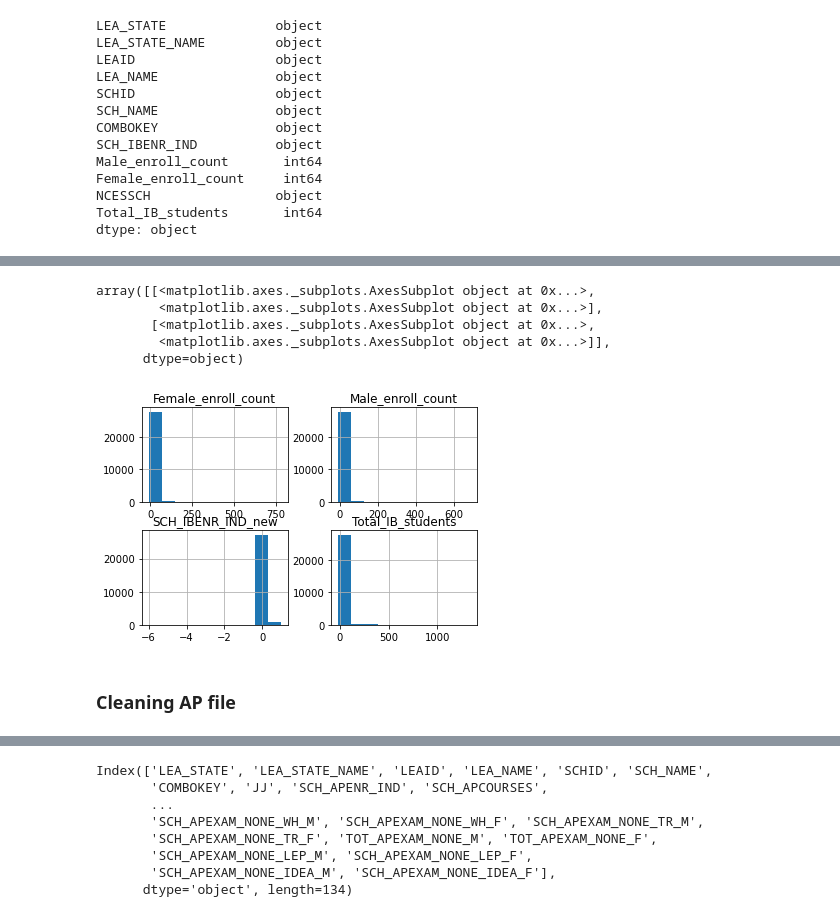
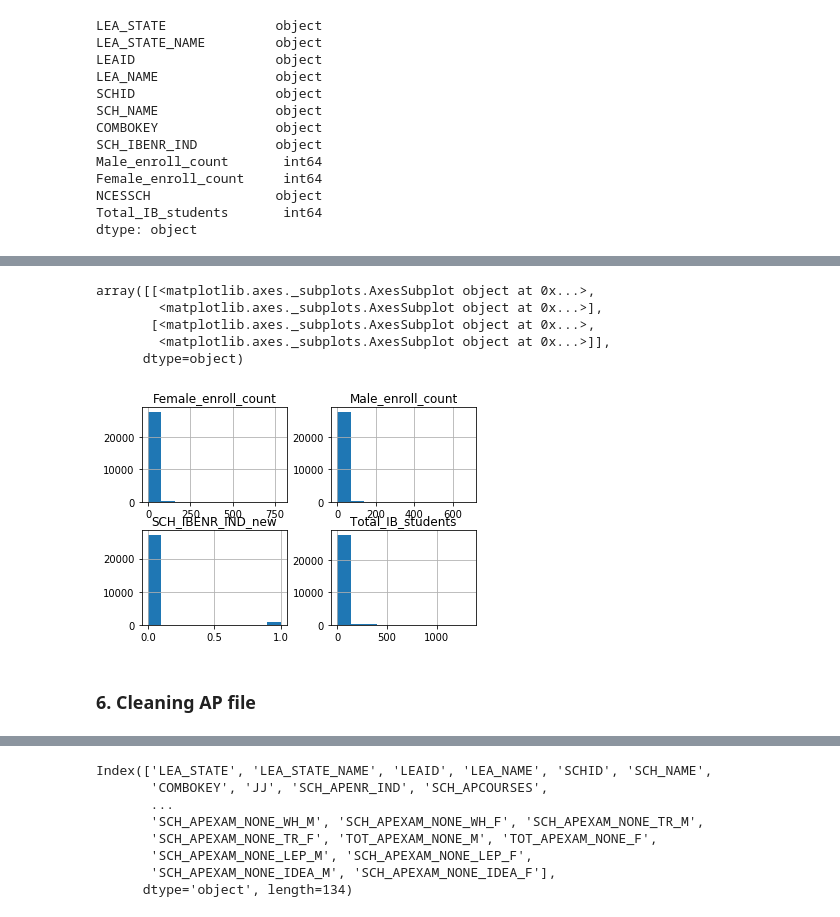
Before and after one commit to dansari12/Identifying-features-to-predict-high-school-assessment-proficiency, a Jupyter notebook: Phase1/Notebooks/Clean_CRDC_data.ipynb, the cells around one changed output, grey strips where cells are left out. Drawn from its saved outputs; the diff is of its cells as text; code cells hidden in the pictures.

```diff
--- a/Phase1/Notebooks/Clean_CRDC_data.ipynb
+++ b/Phase1/Notebooks/Clean_CRDC_data.ipynb
@@ -508,0 +591,4 @@ IB.rename(columns={'TOT_IBENR_M':'Male_enroll_count','TOT_IBENR_F':'Female_enrol
+# %%
+IB['Male_enroll_count'] = IB['Male_enroll_count'].replace(-9,0)
+# %%
+IB['Female_enroll_count'] = IB['Female_enroll_count'].replace(-9,0)
@@ -576,0 +691,4 @@ IB_clean.describe()
+# %%
+IB_clean1= IB_clean[IB_clean.SCH_IBENR_IND != '-6']
+# %%
+IB_clean2= IB_clean1[IB_clean1.SCH_IBENR_IND != '-5']
@@ -577,10 +707,10 @@ IB_clean.describe()
 # %%
-IB_clean.hist()
+IB_clean2.hist()
 # %% [output]
 array([[<matplotlib.axes._subplots.AxesSubplot object at 0x...>,
         <matplotlib.axes._subplots.AxesSubplot object at 0x...>],
        [<matplotlib.axes._subplots.AxesSubplot object at 0x...>,
         <matplotlib.axes._subplots.AxesSubplot object at 0x...>]],
       dtype=object)
-[figure, old version]
+[figure, new version]
 # %%
@@ -588,5 +718,5 @@ IB_clean.to_csv (r'/Users/dansari/Documents/GitHub/Identifying-features-to-predi
 # %% [markdown]
-### Cleaning AP file
+### 6. Cleaning AP file
 # %%
 AP = pandas.read_csv("Advanced Placement.csv",encoding='cp1252')
 AP.head()
```
Also changed, not shown: parts of 231 cells of this notebook, 37 other files.
